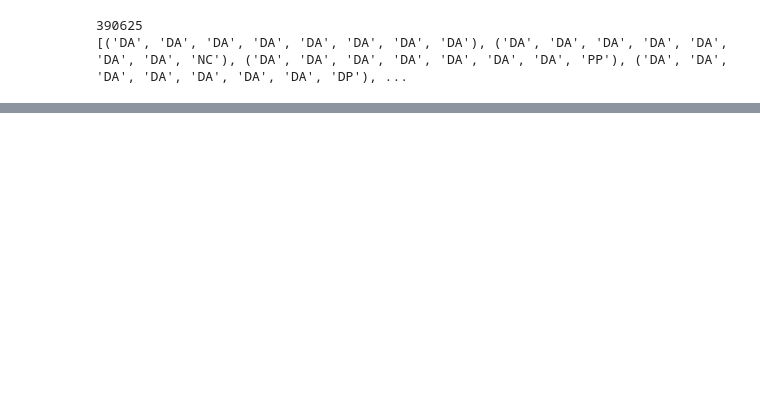
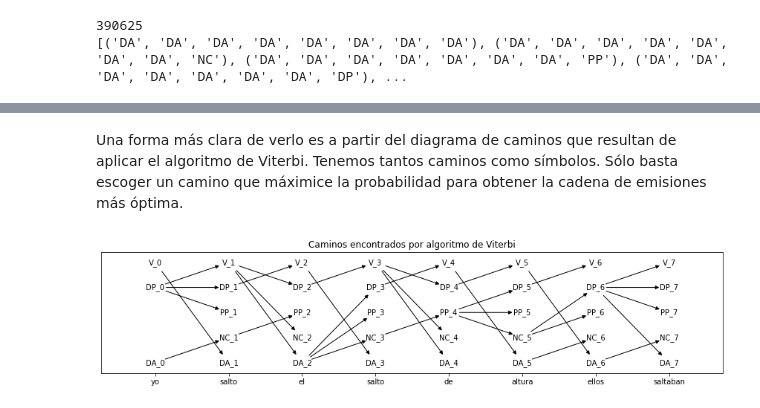
Before and after one commit to VMijangos/InteligenciaArtificial, a Jupyter notebook: Notebooks/10 HMMViterbi.ipynb, the cells around one changed output, grey strips where cells are left out. Saved outputs shown, nothing was run; the diff lists cells and outputs as text; code cells hidden in the pictures; blank space fills up the shorter version.

```diff
--- a/Notebooks/10 HMMViterbi.ipynb
+++ b/Notebooks/10 HMMViterbi.ipynb
@@ -24,8 +26,9 @@ def text2numba(corpus, vocab):
 La idea es encontrar una función que sea capaz de mapear cadenas en un lenguaje $L_1$ a un lenguaje $L_2$. En este sentido, el primer lenguaje es el español y el segundo corresponde a las cadenas de etiqeutas POS.
 # %%
 obs = ['el salto de altura', 'yo salto la cuerda',
-         'ellos tomaban vino', 'ellos saltaban la cuerda']
-ems = ['DA NC PP NC', 'DP V DA NC', 'DP V NC', 'DP V DA NC']
+         'ellos tomaban vino', 'ellos saltaban la cuerda', 'ellos saltaban el salto',
+      'yo salto']
+ems = ['DA NC PP NC', 'DP V DA NC', 'DP V NC', 'DP V DA NC', 'DP V DA NC', 'DP V']
 # %% [markdown]
 ## Obtención de los vocabularios (alfabetos)
 
@@ -331,0 +335,6 @@ Wall time: 1.08 ms
+# %%
+phi_cat = []
+for j, c in enumerate(phi):
+    phi_cat.append([tags[i] for i in c])
+
+pd.DataFrame(data=phi_cat, index=obs_text, columns=list(ems_voc.keys())[:-2])
@@ -331,0 +353,14 @@ Wall time: 1.08 ms
+# %%
+trellis = []
+#Creamos las transiciones que se dan con Viterbi
+for i, w in enumerate(obs_text):
+    print(w)
+    for s,j in ems_voc.items():
+        try:
+            if i != len(obs_text)-1:
+                print('\t', phi_cat[i][j], '-->', s, d[i][j])
+                trellis.append((phi_cat[i][j]+'_'+str(i), s+'_'+str(i+1), d[i][j]))
+            else:
+                print('\t', s, d[i][j],)
+        except:
+            pass
@@ -331,0 +385,22 @@ Wall time: 1.08 ms
+# %% [markdown]
+Una forma más clara de verlo es a partir del diagrama de caminos que resultan de aplicar el algoritmo de Viterbi. Tenemos tantos caminos como símbolos. Sólo basta escoger un camino que máximice la probabilidad para obtener la cadena de emisiones más óptima.
+# %%
+#Crea el diagrama Trellis
+Trell = nx.DiGraph()
+Trell.add_weighted_edges_from(trellis)
+
+#Posiciona los nodos
+layout = {}
+for n in Trell.nodes:
+    lab, t = n.split('_')
+    layout[n] = np.array([float(t), ems_voc[lab]])
+
+#Visalización
+fig, ax = plt.subplots(figsize=(15, 3))
+nx.draw_networkx(Trell, with_labels=True, node_size=700, font_size=10, node_color='#ffffff', pos=layout, ax=ax)
+ax.tick_params(bottom=True, labelbottom=True)
+plt.title('Caminos encontrados por algoritmo de Viterbi')
+plt.xticks([0,1,2,3,4,5,6,7], obs_text)
+plt.show()
+# %% [output]
+[figure, added]
```
Also changed, not shown: parts of 44 cells of this notebook.
